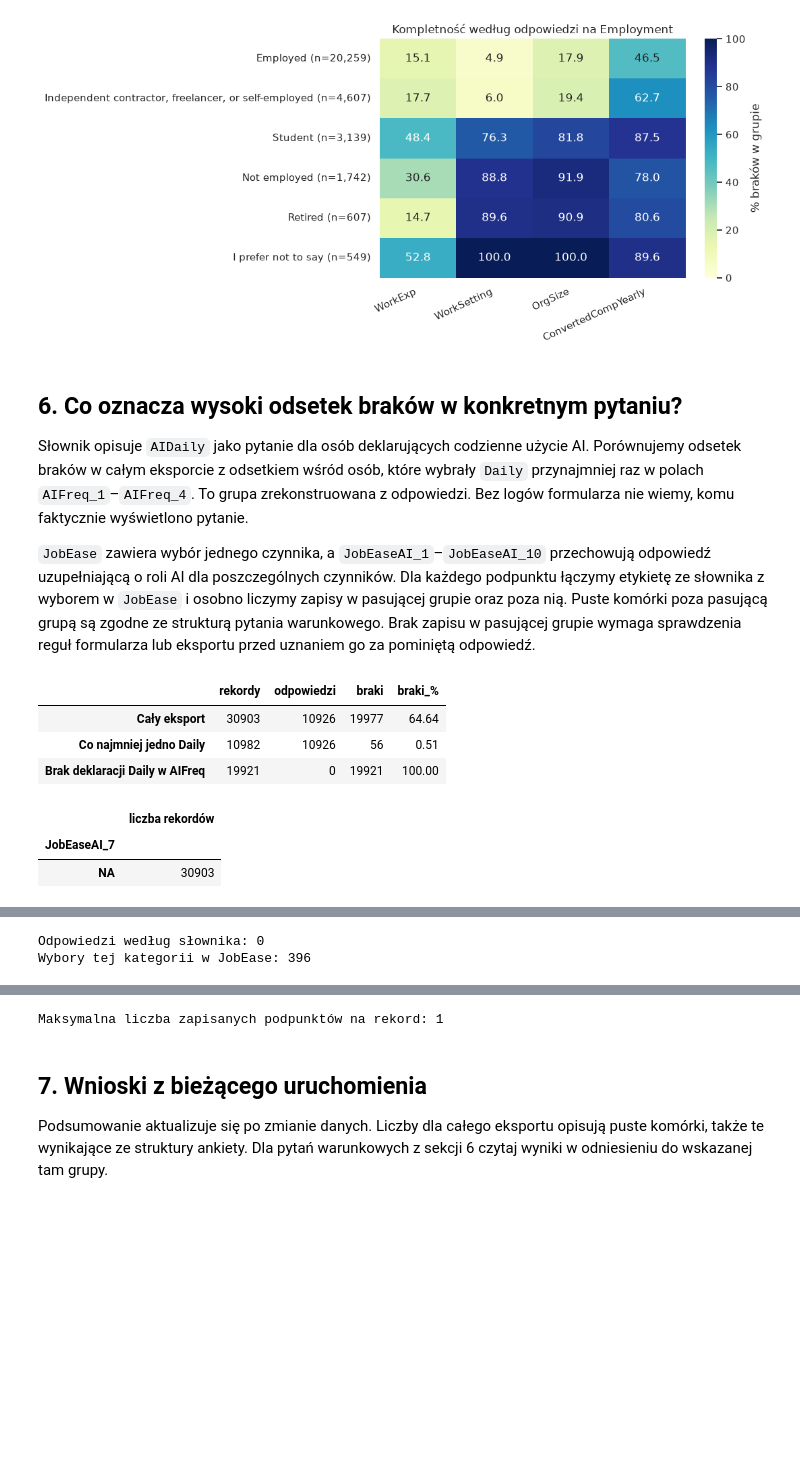
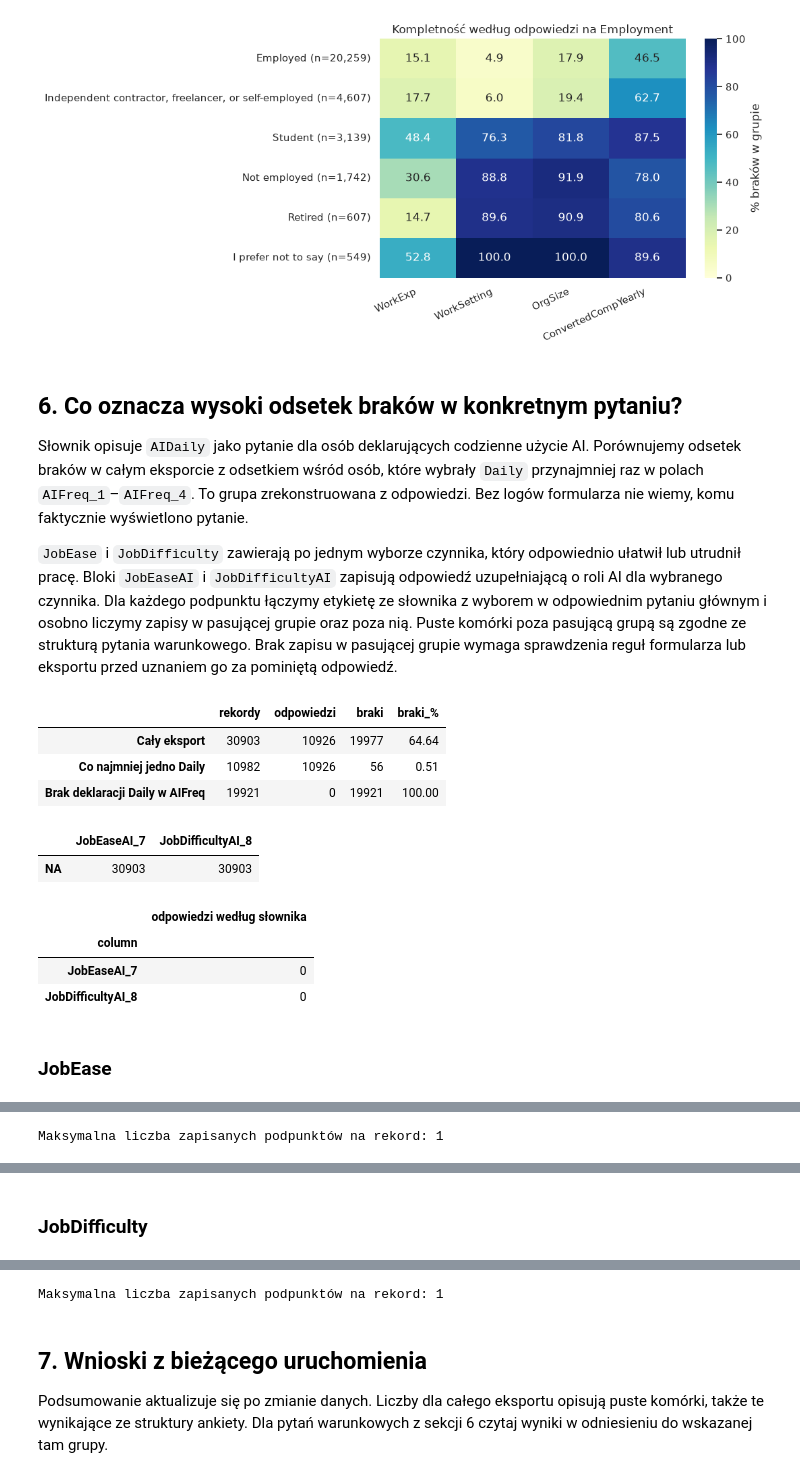
Before and after one commit to jlabuda191/AD_Python_Stack2026, a Jupyter notebook: notebooks/03_analiza_brakow_2026.ipynb, the cells around one changed output, grey strips where cells are left out. Cells and saved outputs as stored; diff of their text form; code cells hidden in the pictures; blank space fills up the shorter version.

```diff
--- a/notebooks/03_analiza_brakow_2026.ipynb
+++ b/notebooks/03_analiza_brakow_2026.ipynb
@@ -54,6 +54,8 @@ Dla pól w tym zestawieniu mianownikiem jest liczba wszystkich rekordów. Wykres
 # %%
+job_factor_questions = ("JobEase", "JobDifficulty")
+job_ai_prefixes = tuple(f"{question}AI_" for question in job_factor_questions)
 conditional_fields = missing.columns[
-    missing.columns.str.startswith("JobEaseAI_") | missing.columns.isin(["AIDaily"])
+    missing.columns.str.startswith(job_ai_prefixes) | missing.columns.isin(["AIDaily"])
 ]
 ranked_mask = missing.drop(columns=conditional_fields)
 field_summary = pd.DataFrame({
@@ -232,53 +234,58 @@ for group_field, outcomes in group_checks.items():
 
 Słownik opisuje `AIDaily` jako pytanie dla osób deklarujących codzienne użycie AI. Porównujemy odsetek braków w całym eksporcie z odsetkiem wśród osób, które wybrały `Daily` przynajmniej raz w polach `AIFreq_1`–`AIFreq_4`. To grupa zrekonstruowana z odpowiedzi. Bez logów formularza nie wiemy, komu faktycznie wyświetlono pytanie.
 
-`JobEase` zawiera wybór jednego czynnika, a `JobEaseAI_1`–`JobEaseAI_10` przechowują odpowiedź uzupełniającą o roli AI dla poszczególnych czynników. Dla każdego podpunktu łączymy etykietę ze słownika z wyborem w `JobEase` i osobno liczymy zapisy w pasującej grupie oraz poza nią. Puste komórki poza pasującą grupą są zgodne ze strukturą pytania warunkowego. Brak zapisu w pasującej grupie wymaga sprawdzenia reguł formularza lub eksportu przed uznaniem go za pominiętą odpowiedź.
+`JobEase` i `JobDifficulty` zawierają po jednym wyborze czynnika, który odpowiednio ułatwił lub utrudnił pracę. Bloki `JobEaseAI` i `JobDifficultyAI` zapisują odpowiedź uzupełniającą o roli AI dla wybranego czynnika. Dla każdego podpunktu łączymy etykietę ze słownika z wyborem w odpowiednim pytaniu głównym i osobno liczymy zapisy w pasującej grupie oraz poza nią. Puste komórki poza pasującą grupą są zgodne ze strukturą pytania warunkowego. Brak zapisu w pasującej grupie wymaga sprawdzenia reguł formularza lub eksportu przed uznaniem go za pominiętą odpowiedź.
 # %%
 daily = responses[[f"AIFreq_{i}" for i in range(1, 5)]].eq("Daily").any(axis=1)
 daily_bases = {
     "Cały eksport": missing["AIDaily"],
     "Co najmniej jedno Daily": missing.loc[daily, "AIDaily"],
     "Brak deklaracji Daily w AIFreq": missing.loc[~daily, "AIDaily"],
 }
 display(pd.DataFrame.from_dict({
     label: {"rekordy": len(mask), "odpowiedzi": int((~mask).sum()),
             "braki": int(mask.sum()), "braki_%": mask.mean() * 100}
     for label, mask in daily_bases.items()
 }, orient="index").round(2))
 
-raw_subquestion = pd.read_csv(
-    responses_path, usecols=["JobEaseAI_7"], dtype=str, na_filter=False,
-)["JobEaseAI_7"]
-display(raw_subquestion.value_counts().rename("liczba rekordów").to_frame())
-print("Odpowiedzi według słownika:", int(schema_counts.loc["JobEaseAI_7"]))
-print("Wybory tej kategorii w JobEase:",
-      int(responses["JobEase"].eq("Leadership activity or organizational changes").sum()))
+raw_fields = ["JobEaseAI_7", "JobDifficultyAI_8"]
+raw_subquestions = pd.read_csv(
+    responses_path, usecols=raw_fields, dtype=str, na_filter=False,
+)
+display(raw_subquestions.apply(pd.Series.value_counts).fillna(0).astype(int))
+display(schema_counts.loc[raw_fields].rename("odpowiedzi według słownika").to_frame())
 
-job_ease_rows = []
-for item in schema.loc[schema["column"].str.startswith("JobEaseAI_")].itertuples(index=False):
-    selected_factor = responses["JobEase"].eq(item.sub).fillna(False)
-    recorded = ~missing[item.column]
-    job_ease_rows.append({
-        "pole": item.column,
-        "czynnik": item.sub,
-        "wybrali czynnik": int(selected_factor.sum()),
-        "zapis w pasującej grupie": int((selected_factor & recorded).sum()),
-        "puste w pasującej grupie": int((selected_factor & ~recorded).sum()),
-        "zapis poza grupą": int((~selected_factor & recorded).sum()),
-    })
-job_ease_summary = pd.DataFrame(job_ease_rows).set_index("pole")
-base = job_ease_summary["wybrali czynnik"]
-job_ease_summary["puste w pasującej grupie_%"] = (
-    job_ease_summary["puste w pasującej grupie"].div(base.where(base.gt(0))).mul(100)
-)
-display(job_ease_summary.round(2))
-print("Maksymalna liczba zapisanych podpunktów na rekord:",
-      int((~missing.filter(regex=r"^JobEaseAI_")).sum(axis=1).max()))
+for question, prefix in zip(job_factor_questions, job_ai_prefixes, strict=True):
+    rows = []
+    for item in schema.loc[schema["column"].str.startswith(prefix)].itertuples(index=False):
+        selected_factor = responses[question].eq(item.sub).fillna(False)
+        recorded = ~missing[item.column]
+        rows.append({
+            "pole": item.column,
+            "czynnik": item.sub,
+            "wybrali czynnik": int(selected_factor.sum()),
+            "zapis w pasującej grupie": int((selected_factor & recorded).sum()),
+            "puste w pasującej grupie": int((selected_factor & ~recorded).sum()),
+            "zapis poza grupą": int((~selected_factor & recorded).sum()),
+        })
+    summary = pd.DataFrame(rows).set_index("pole")
+    base = summary["wybrali czynnik"]
+    summary["puste w pasującej grupie_%"] = (
+        summary["puste w pasującej grupie"].div(base.where(base.gt(0))).mul(100)
+    )
+    display(Markdown(f"### {question}"))
+    display(summary.round(2))
+    print("Maksymalna liczba zapisanych podpunktów na rekord:",
+          int((~missing.loc[:, missing.columns.str.startswith(prefix)]).sum(axis=1).max()))
 # %% [output]
 |  | rekordy | odpowiedzi | braki | braki_% |
 | Cały eksport | 30903 | 10926 | 19977 | 64.64 |
 | Co najmniej jedno Daily | 10982 | 10926 | 56 | 0.51 |
 | Brak deklaracji Daily w AIFreq | 19921 | 0 | 19921 | 100.00 |
-|  | liczba rekordów |
-| JobEaseAI_7 |  |
-| NA | 30903 |
+|  | JobEaseAI_7 | JobDifficultyAI_8 |
+| NA | 30903 | 30903 |
+|  | odpowiedzi według słownika |
+| column |  |
+| JobEaseAI_7 | 0 |
+| JobDifficultyAI_8 | 0 |
+### JobEase
@@ -285,2 +304 @@ print("Maksymalna liczba zapisanych podpunktów na rekord:",
-Odpowiedzi według słownika: 0
-Wybory tej kategorii w JobEase: 396
+Maksymalna liczba zapisanych podpunktów na rekord: 1
@@ -298,0 +305 @@ Wybory tej kategorii w JobEase: 396
+### JobDifficulty
```
Also changed, not shown: parts of 3 cells of this notebook.
